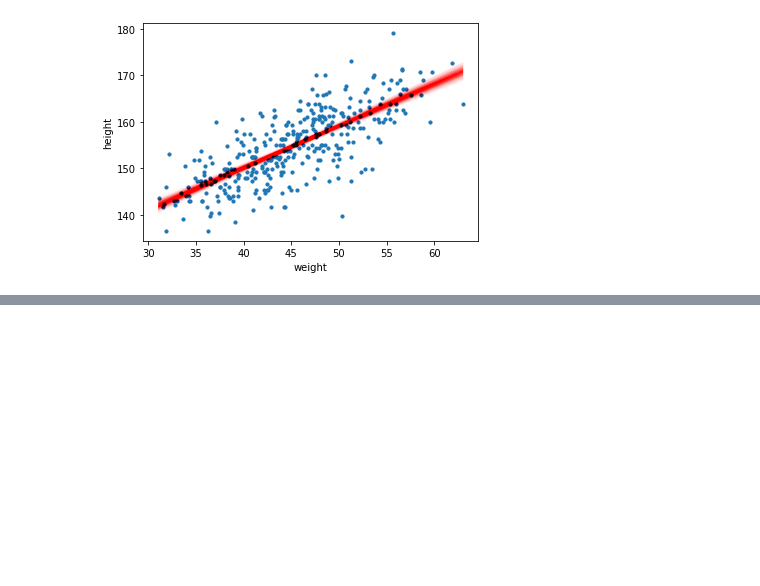
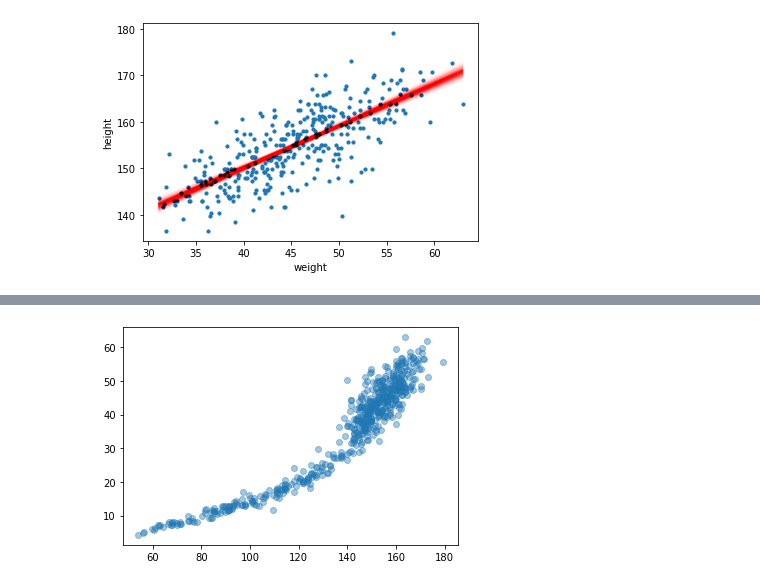
Before and after one commit to SamGijsen/StatisticalRethinking_PyMC, a Jupyter notebook: Chapter 4.ipynb, the cells around one changed output, grey strips where cells are left out. Saved outputs shown, nothing was run; the diff lists cells and outputs as text; code cells hidden in the pictures; blank space fills up the shorter version.

```diff
--- a/Chapter 4.ipynb
+++ b/Chapter 4.ipynb
@@ -424,0 +473,6 @@ array([158.46082, 159.76514], dtype=float32)
+# %%
+# code 4.64
+d = pd.read_csv("data/Howell1.csv", sep=";", header=0)
+plt.scatter(d.height, d.weight, alpha=0.4);
+# %% [output]
+[figure, added]
```
Also changed, not shown: parts of 15 cells of this notebook.
